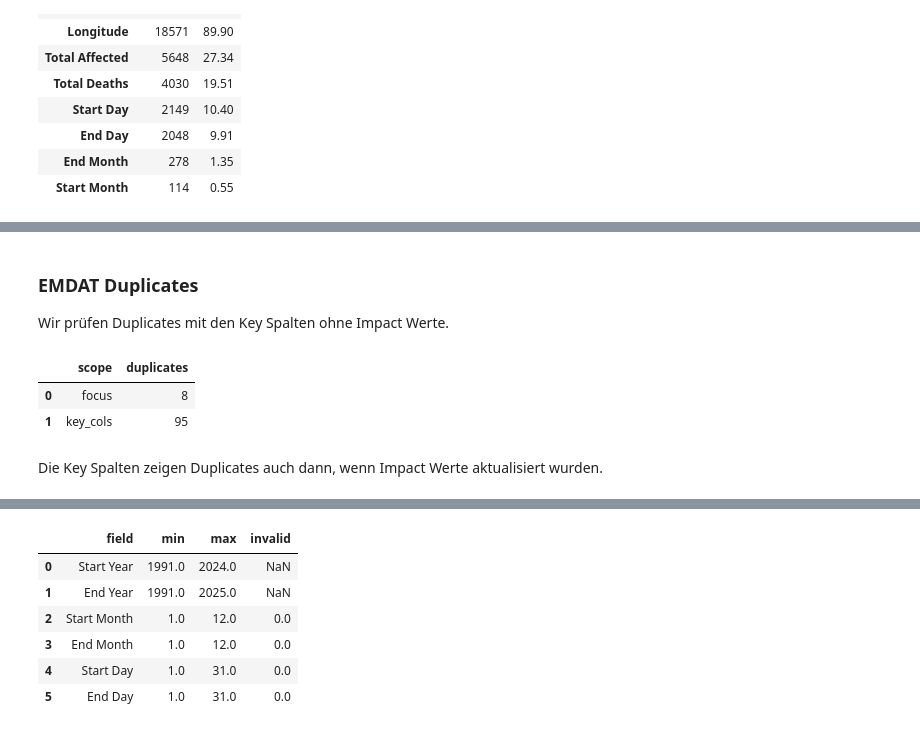
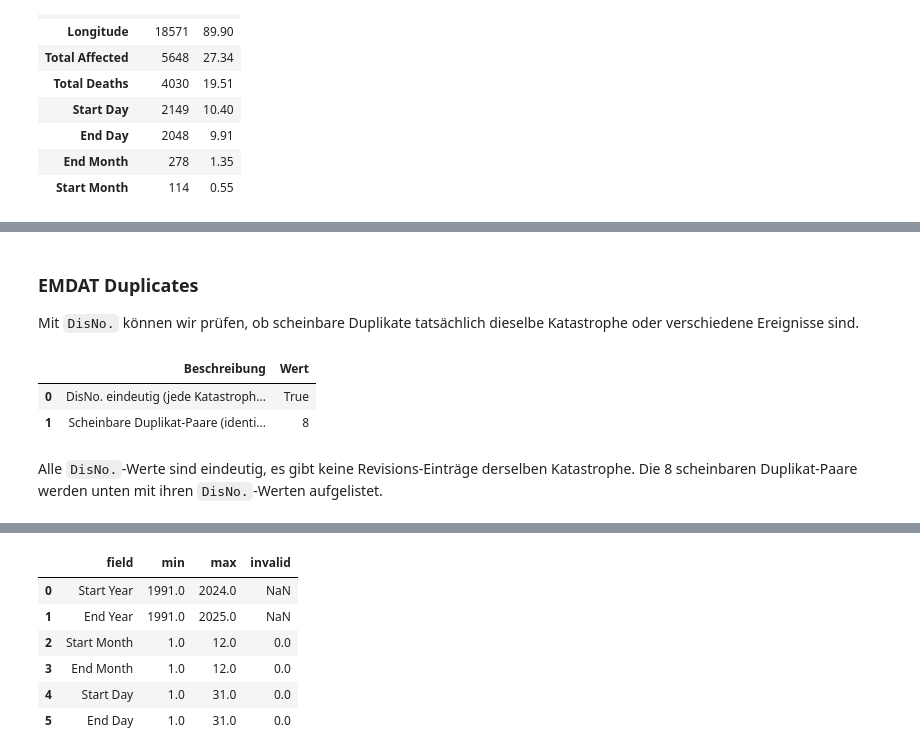
Before and after one commit to damiansze/DAW_FS26, a Jupyter notebook: notebooks/02_Cleaning.ipynb, the cells around one changed output, grey strips where cells are left out. Cells and saved outputs as stored; diff of their text form; code cells hidden in the pictures.

```diff
--- a/notebooks/02_Cleaning.ipynb
+++ b/notebooks/02_Cleaning.ipynb
@@ -203,18 +397,27 @@ Die Tabelle zeigt, in welchen relevanten Spalten Missing values auftreten und wi
 # %% [markdown]
 ### EMDAT Duplicates
-Wir prüfen Duplicates mit den Key Spalten ohne Impact Werte.
+
+Mit `DisNo.` können wir prüfen, ob scheinbare Duplikate tatsächlich dieselbe Katastrophe oder verschiedene Ereignisse sind.
 # %%
-dup_all = int(emdat_focus.duplicated().sum()) if len(emdat_focus) else 0
-dup_key = int(emdat_focus.duplicated(subset=emdat_key_cols).sum()) if emdat_key_cols else 0
+# Eindeutigkeit von DisNo. prüfen
+disno_unique = emdat_focus["DisNo."].is_unique
 
-dup_df = pd.DataFrame(
-    {"scope": ["focus", "key_cols"], "duplicates": [dup_all, dup_key]}
-)
+# Scheinbare Duplikate: identische Werte in allen Spalten ausser DisNo.
+non_id_cols = [c for c in emdat_relevant_cols if c != "DisNo."]
+apparent_dup_mask = emdat_focus.duplicated(subset=non_id_cols, keep=False)
+n_apparent_dup_pairs = apparent_dup_mask.sum() // 2
 
-display(dup_df)
+summary = pd.DataFrame({
+    "Beschreibung": [
+        "DisNo. eindeutig (jede Katastrophe genau einmal)",
+        "Scheinbare Duplikat-Paare (identische Werte ohne DisNo.)",
+    ],
+    "Wert": [str(disno_unique), str(n_apparent_dup_pairs)],
+})
+display(summary)
 # %% [output]
-|  | scope | duplicates |
-| 0 | focus | 8 |
-| 1 | key_cols | 95 |
+|  | Beschreibung | Wert |
+| 0 | DisNo. eindeutig (jede Katastroph... | True |
+| 1 | Scheinbare Duplikat-Paare (identi... | 8 |
 # %% [markdown]
-Die Key Spalten zeigen Duplicates auch dann, wenn Impact Werte aktualisiert wurden.
+Alle `DisNo.`-Werte sind eindeutig, es gibt keine Revisions-Einträge derselben Katastrophe. Die 8 scheinbaren Duplikat-Paare werden unten mit ihren `DisNo.`-Werten aufgelistet.
```
Also changed, not shown: parts of 32 cells of this notebook.
